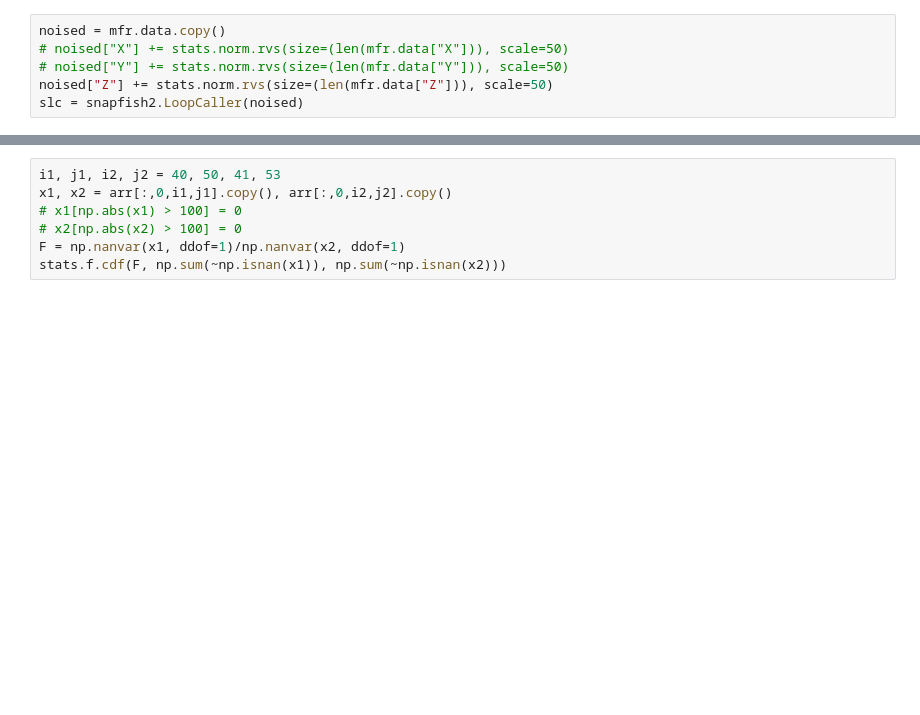
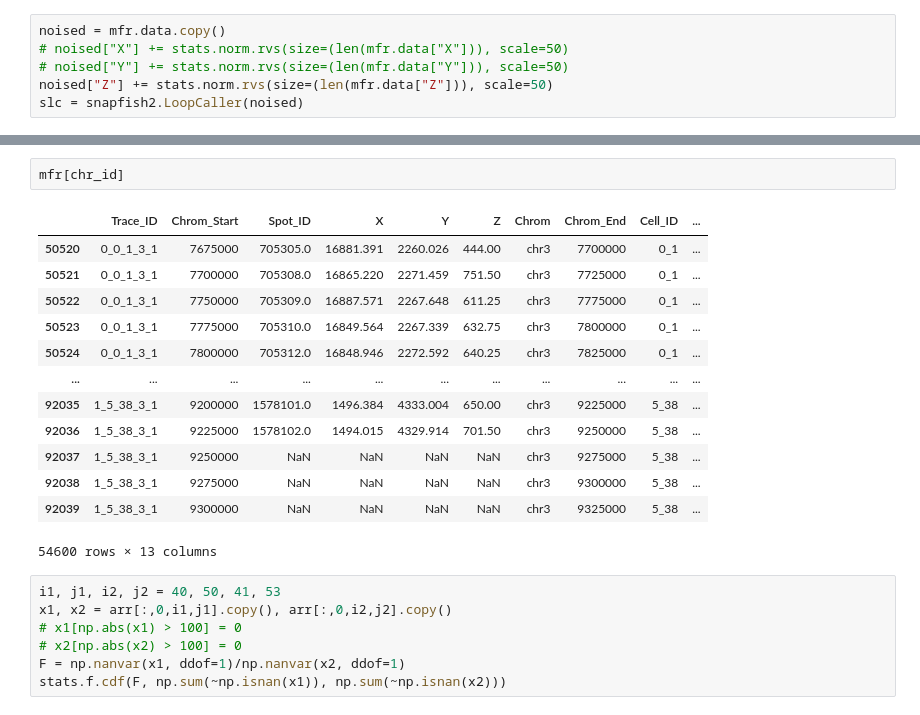
Before and after one commit to hyuyu104/ArcFISH, a Jupyter notebook: notebooks/loop/mesc_loops.ipynb, the cells around one changed output, grey strips where cells are left out. Saved outputs shown, nothing was run; the diff lists cells and outputs as text; blank space fills up the shorter version.

```diff
--- a/notebooks/loop/mesc_loops.ipynb
+++ b/notebooks/loop/mesc_loops.ipynb
@@ -73,3 +73,19 @@ snapfish2.plot.pairwise_heatmap(X1=t1["summit"], X2=t2["summit"], x=x, y=y, titl
+# %%
+mfr[chr_id]
+# %% [output]
+|  | Trace_ID | Chrom_Start | Spot_ID | X | Y | Z | Chrom | Chrom_End | Cell_ID | ... |
+| 50520 | 0_0_1_3_1 | 7675000 | 705305.0 | 16881.391 | 2260.026 | 444.00 | chr3 | 7700000 | 0_1 | ... |
+| 50521 | 0_0_1_3_1 | 7700000 | 705308.0 | 16865.220 | 2271.459 | 751.50 | chr3 | 7725000 | 0_1 | ... |
+| 50522 | 0_0_1_3_1 | 7750000 | 705309.0 | 16887.571 | 2267.648 | 611.25 | chr3 | 7775000 | 0_1 | ... |
+| 50523 | 0_0_1_3_1 | 7775000 | 705310.0 | 16849.564 | 2267.339 | 632.75 | chr3 | 7800000 | 0_1 | ... |
+| 50524 | 0_0_1_3_1 | 7800000 | 705312.0 | 16848.946 | 2272.592 | 640.25 | chr3 | 7825000 | 0_1 | ... |
+| ... | ... | ... | ... | ... | ... | ... | ... | ... | ... | ... |
+| 92035 | 1_5_38_3_1 | 9200000 | 1578101.0 | 1496.384 | 4333.004 | 650.00 | chr3 | 9225000 | 5_38 | ... |
+| 92036 | 1_5_38_3_1 | 9225000 | 1578102.0 | 1494.015 | 4329.914 | 701.50 | chr3 | 9250000 | 5_38 | ... |
+| 92037 | 1_5_38_3_1 | 9250000 | NaN | NaN | NaN | NaN | chr3 | 9275000 | 5_38 | ... |
+| 92038 | 1_5_38_3_1 | 9275000 | NaN | NaN | NaN | NaN | chr3 | 9300000 | 5_38 | ... |
+| 92039 | 1_5_38_3_1 | 9300000 | NaN | NaN | NaN | NaN | chr3 | 9325000 | 5_38 | ... |
+54600 rows × 13 columns
 # %%
 i1, j1, i2, j2 = 40, 50, 41, 53
 x1, x2 = arr[:,0,i1,j1].copy(), arr[:,0,i2,j2].copy()
```
Also changed, not shown: parts of 4 cells of this notebook, 55 other files.
